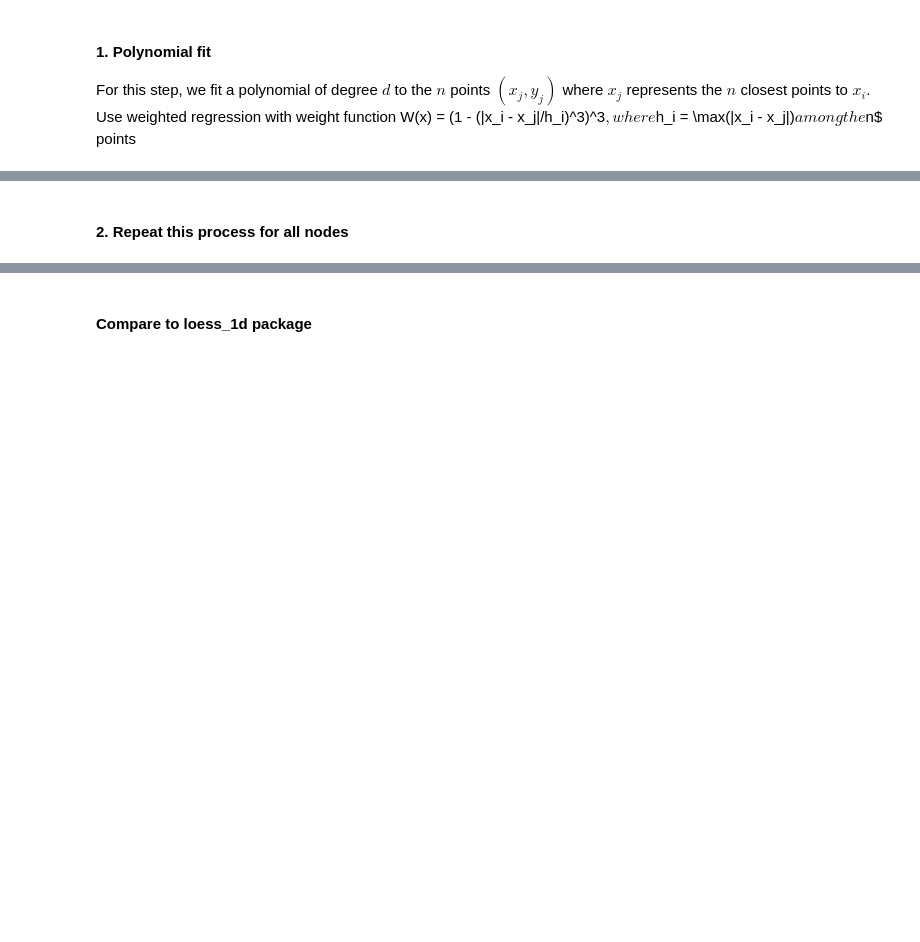
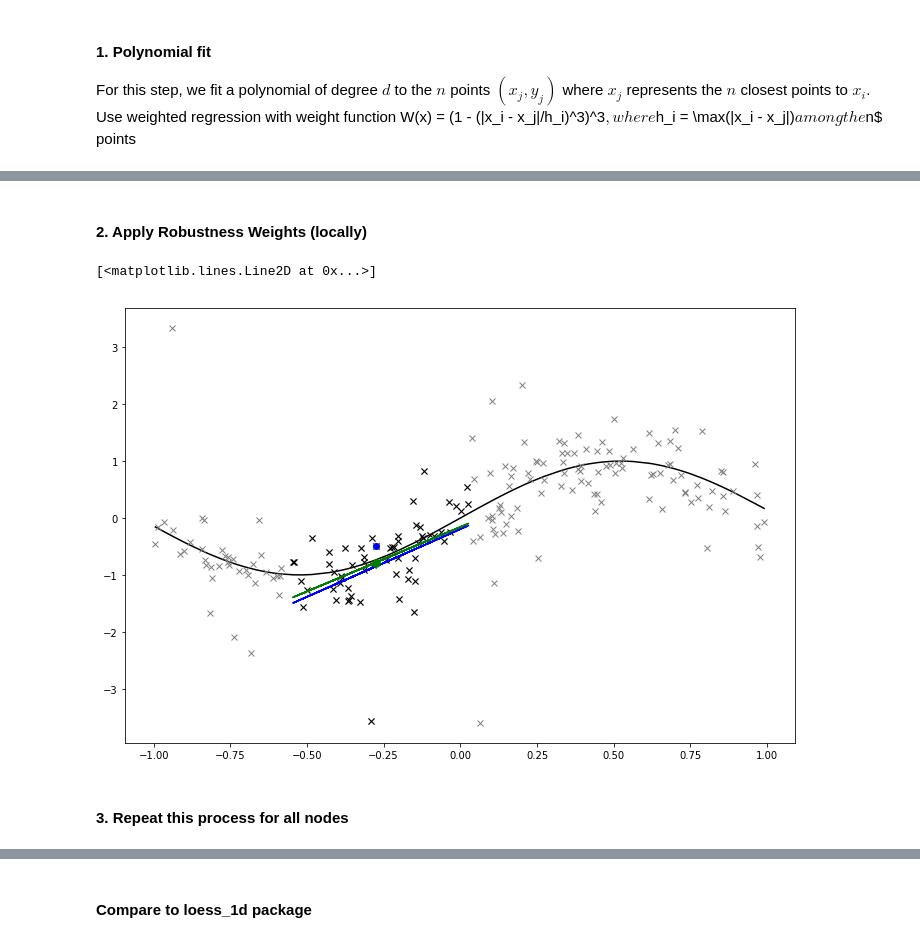
Before and after one commit to mnlevy1981/MARBL-notebooks, a Jupyter notebook: Loess step by step.ipynb, the cells around one changed output, grey strips where cells are left out. Cells and saved outputs as stored; diff of their text form; code cells hidden in the pictures; blank space fills up the shorter version.

```diff
--- a/Loess step by step.ipynb
+++ b/Loess step by step.ipynb
@@ -122,2 +122,37 @@ plt.plot(x[i], yhati, 'bo', markersize=7.5)
+# %% [markdown]
+#### 2. Apply Robustness Weights (locally)
+# %%
+# Choose n and d
+n = 60 # 30% of tot_points
+d = 1  # We will use linear regression
+
+# Pick a point ~1/3 of the way into the domain
+i = tot_points//3
+
+betas, xj, yj = polyfit_at_point_i(x, y_eval, i, n, d, t=2)
+
+yhati = 0
+yhat2 = np.zeros(xj.shape)
+for p, beta in enumerate(betas):
+    yhati += beta * (x[i]**p)
+    yhat2 += beta * (xj**p)
+
+# True distribution is solid black
+plt.plot(x, y_true, 'k')
+# Sampled data is gray x
+plt.plot(x, y_eval, 'x', color="grey")
+# Sampled data used for local regression is black x
+plt.plot(xj, yj, 'kx')
+# Node i in red dot
+plt.plot(x[i], y_eval[i], 'bo')
+# Local polynomial fit in solid blue
+plt.plot(xj, yhat, 'b')
+# Robustness adjusted polynomial fit in solid green
+plt.plot(xj, yhat2, 'g')
+# Newly estimated value at x[i] is big green *
+plt.plot(x[i], yhati, 'go', markersize=7.5)
+# %% [output]
+[<matplotlib.lines.Line2D at 0x...>]
+[figure, added]
 # %% [markdown]
-#### 2. Repeat this process for all nodes
+#### 3. Repeat this process for all nodes
```
Also changed, not shown: parts of 7 cells of this notebook.
